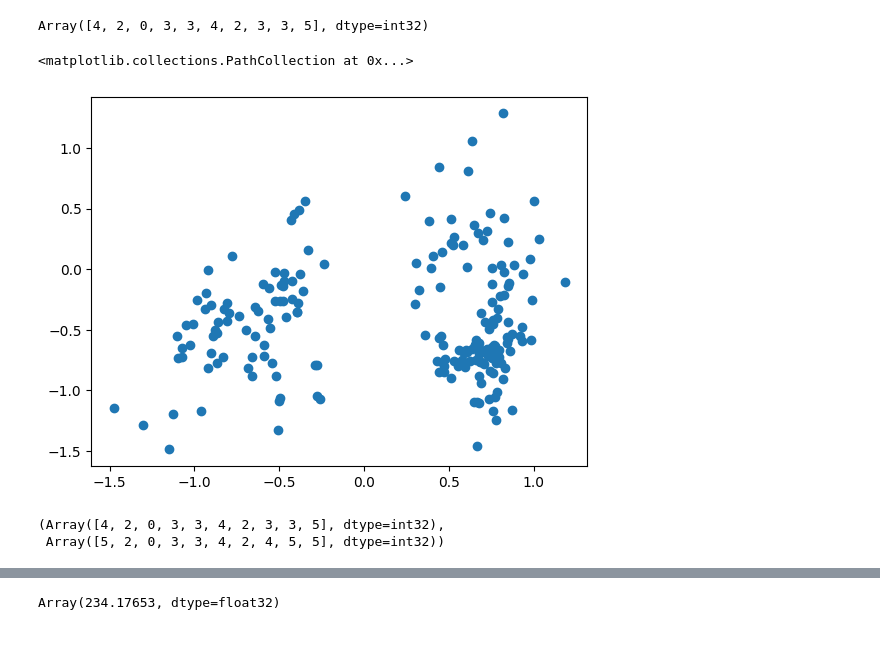
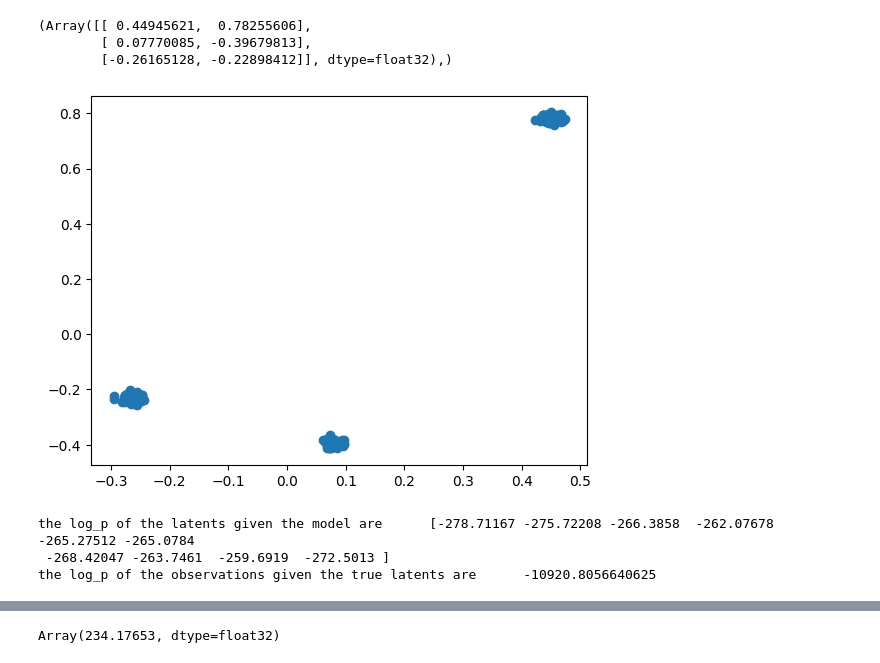
Before and after one commit to aldopareja/CNF-diff-probprog, a Jupyter notebook: GMM-CNF-demo.ipynb, the cells around one changed output, grey strips where cells are left out. Drawn from its saved outputs; the diff is of its cells as text; code cells hidden in the pictures.

```diff
--- a/GMM-CNF-demo.ipynb
+++ b/GMM-CNF-demo.ipynb
@@ -64,4 +63,5 @@ m = initialize_model(
     )
 # %%
-my_g = lambda x: gaussian_mixture(x,num_obs=250)
-num_mixtures, means, cov_terms, class_labels, obs = vmap(gaussian_mixture)(split(PRNGKey(0),10))
+# my_g = lambda x: gaussian_mixture(x)
+num_mixtures, means, cov_terms, class_labels, obs = vmap(gaussian_mixture)(split(PRNGKey(2),10))
+jnp.linalg.norm(means[0][:num_mixtures[0]+1], axis=-1), cov_terms[0][:num_mixtures[0]+1], class_labels[0]
@@ -68,9 +83,9 @@ num_mixtures, means, cov_terms, class_labels, obs = vmap(gaussian_mixture)(split
-# %%
-num_mixtures
-# %% [output]
-Array([4, 2, 0, 3, 3, 4, 2, 3, 3, 5], dtype=int32)
 # %%
-plt.scatter(obs[0,:,0], obs[0,:,1])
+idx = 0
+plt.scatter(obs[idx,:,0], obs[idx,:,1])
+means[idx][:num_mixtures[idx]+1],
 # %% [output]
-<matplotlib.collections.PathCollection at 0x...>
+(Array([[ 0.44945621,  0.78255606],
+        [ 0.07770085, -0.39679813],
+        [-0.26165128, -0.22898412]], dtype=float32),)
-[figure, old version]
+[figure, new version]
@@ -79,5 +92,14 @@ num_mix_hat, means_hat, cov_terms = vmap(m.rsample)(obs,split(PRNGKey(6),10))
-# %%
-num_mixtures, num_mix_hat
-# %% [output]
-(Array([4, 2, 0, 3, 3, 4, 2, 3, 3, 5], dtype=int32),
- Array([5, 2, 0, 3, 3, 4, 2, 4, 5, 5], dtype=int32))
+# %%
+print(f"the log_p of the latents given the model are\
+      {vmap(m.log_p)(num_mixtures,means,cov_terms,obs,split(PRNGKey(658),10))}")
+# print(f"the log_p of the observations given ")
+idx = 0
+print(f"the log_p of the observations given the true latents are\
+      {gaussian_mixture_log_p(obs[idx],means[idx],cov_terms[idx],num_mixtures[idx])}")
+num_mix_hat, means_hat, cov_terms_hat = vmap(m.rsample, in_axes=(None,0))(obs[idx],split(PRNGKey(5),1000))
+log_p = vmap(gaussian_mixture_log_p,in_axes=(None,0,0,0))(obs[idx],means_hat,cov_terms_hat,num_mix_hat)
+print(f"the log_p of the observations given the model latents are {log_p.mean()}")
+# %% [output]
+the log_p of the latents given the model are      [-278.71167 -275.72208 -266.3858  -262.07678 -265.27512 -265.0784
+ -268.42047 -263.7461  -259.6919  -272.5013 ]
+the log_p of the observations given the true latents are      -10920.8056640625
```
Also changed, not shown: parts of 7 cells of this notebook, 4 other files.
